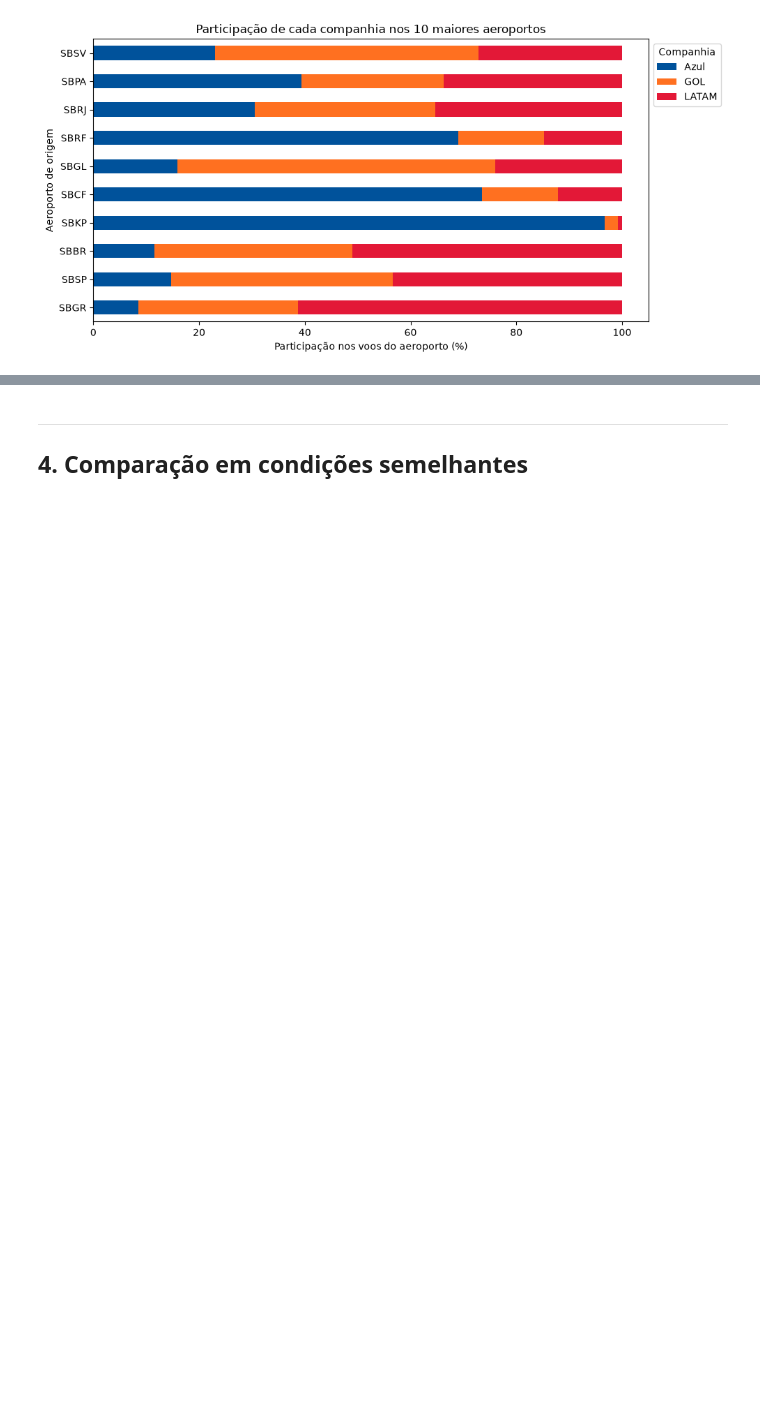
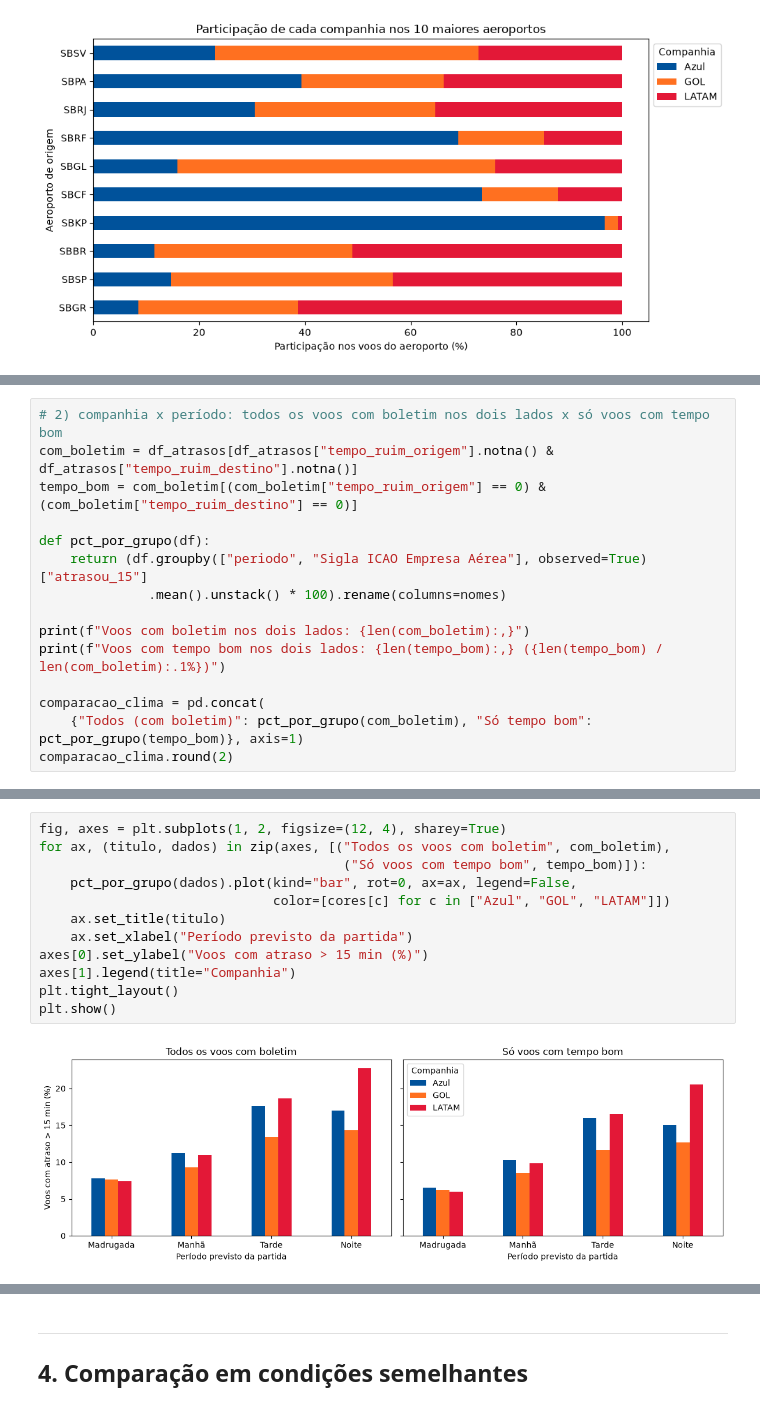
Before and after one commit to Matex0406/Projeto_2_CB, a Jupyter notebook: Projeto_2_CB.ipynb, the cells around one changed output, grey strips where cells are left out. Cells and saved outputs as stored; diff of their text form; blank space fills up the shorter version.

```diff
--- a/Projeto_2_CB.ipynb
+++ b/Projeto_2_CB.ipynb
@@ -695,0 +854,15 @@ plt.show()
+# %%
+# 2) companhia x período: todos os voos com boletim nos dois lados x só voos com tempo bom
+com_boletim = df_atrasos[df_atrasos["tempo_ruim_origem"].notna() & df_atrasos["tempo_ruim_destino"].notna()]
+tempo_bom = com_boletim[(com_boletim["tempo_ruim_origem"] == 0) & (com_boletim["tempo_ruim_destino"] == 0)]
+
+def pct_por_grupo(df):
+    return (df.groupby(["periodo", "Sigla ICAO Empresa Aérea"], observed=True)["atrasou_15"]
+              .mean().unstack() * 100).rename(columns=nomes)
+
+print(f"Voos com boletim nos dois lados: {len(com_boletim):,}")
+print(f"Voos com tempo bom nos dois lados: {len(tempo_bom):,} ({len(tempo_bom) / len(com_boletim):.1%})")
+
+comparacao_clima = pd.concat(
+    {"Todos (com boletim)": pct_por_grupo(com_boletim), "Só tempo bom": pct_por_grupo(tempo_bom)}, axis=1)
+comparacao_clima.round(2)
@@ -695,0 +879,14 @@ plt.show()
+# %%
+fig, axes = plt.subplots(1, 2, figsize=(12, 4), sharey=True)
+for ax, (titulo, dados) in zip(axes, [("Todos os voos com boletim", com_boletim),
+                                       ("Só voos com tempo bom", tempo_bom)]):
+    pct_por_grupo(dados).plot(kind="bar", rot=0, ax=ax, legend=False,
+                              color=[cores[c] for c in ["Azul", "GOL", "LATAM"]])
+    ax.set_title(titulo)
+    ax.set_xlabel("Período previsto da partida")
+axes[0].set_ylabel("Voos com atraso > 15 min (%)")
+axes[1].legend(title="Companhia")
+plt.tight_layout()
+plt.show()
+# %% [output]
+[figure, added]
```
Also changed, not shown: parts of 23 cells of this notebook.
